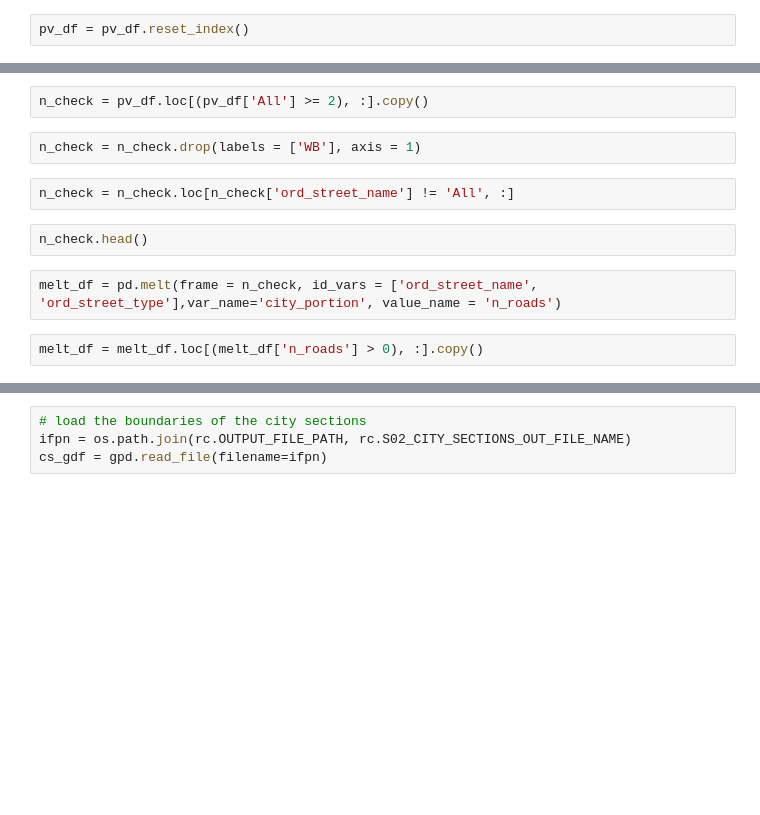
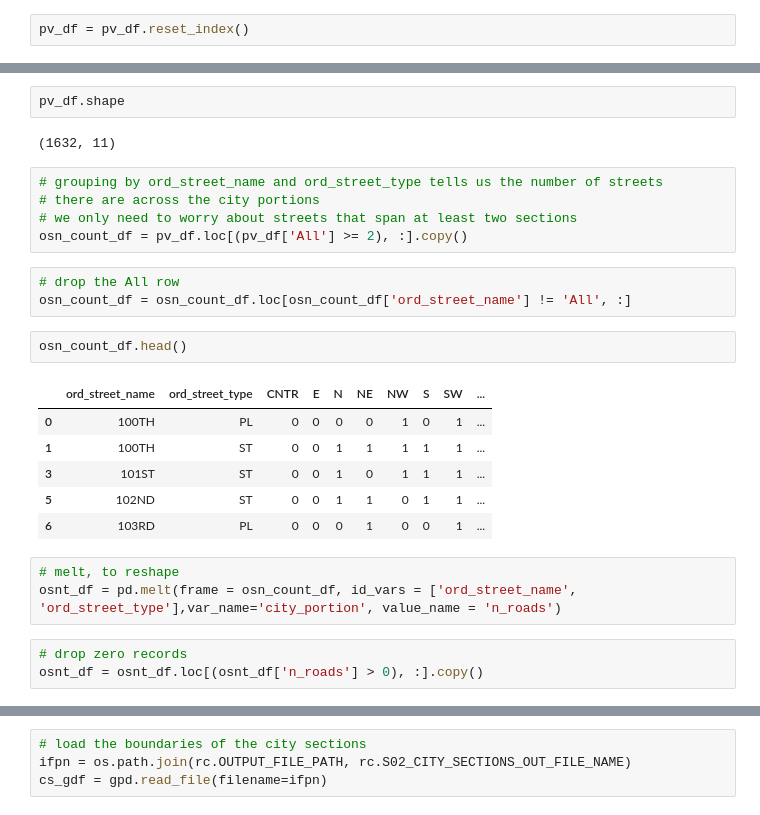
Before and after one commit to mike-babb/seattle_streets, a Jupyter notebook: code/step_06_format_data_for_v2.ipynb, the cells around one changed output, grey strips where cells are left out. Drawn from its saved outputs; the diff is of its cells as text; blank space fills up the shorter version.

```diff
--- a/code/step_06_format_data_for_v2.ipynb
+++ b/code/step_06_format_data_for_v2.ipynb
@@ -168,13 +196,28 @@ pv_df.tail()
+# %%
+pv_df.shape
+# %% [output]
+(1632, 11)
 # %%
-n_check = pv_df.loc[(pv_df['All'] >= 2), :].copy()
+# grouping by ord_street_name and ord_street_type tells us the number of streets
+# there are across the city portions
+# we only need to worry about streets that span at least two sections
+osn_count_df = pv_df.loc[(pv_df['All'] >= 2), :].copy()
-# %%
-n_check = n_check.drop(labels = ['WB'], axis = 1)
 # %%
-n_check = n_check.loc[n_check['ord_street_name'] != 'All', :]
+# drop the All row
+osn_count_df = osn_count_df.loc[osn_count_df['ord_street_name'] != 'All', :]
 # %%
-n_check.head()
+osn_count_df.head()
+# %% [output]
+|  | ord_street_name | ord_street_type | CNTR | E | N | NE | NW | S | SW | ... |
+| 0 | 100TH | PL | 0 | 0 | 0 | 0 | 1 | 0 | 1 | ... |
+| 1 | 100TH | ST | 0 | 0 | 1 | 1 | 1 | 1 | 1 | ... |
+| 3 | 101ST | ST | 0 | 0 | 1 | 0 | 1 | 1 | 1 | ... |
+| 5 | 102ND | ST | 0 | 0 | 1 | 1 | 0 | 1 | 1 | ... |
+| 6 | 103RD | PL | 0 | 0 | 0 | 1 | 0 | 0 | 1 | ... |
 # %%
-melt_df = pd.melt(frame = n_check, id_vars = ['ord_street_name', 'ord_street_type'],var_name='city_portion', value_name = 'n_roads')
+# melt, to reshape
+osnt_df = pd.melt(frame = osn_count_df, id_vars = ['ord_street_name', 'ord_street_type'],var_name='city_portion', value_name = 'n_roads')
 # %%
-melt_df = melt_df.loc[(melt_df['n_roads'] > 0), :].copy()
+# drop zero records
+osnt_df = osnt_df.loc[(osnt_df['n_roads'] > 0), :].copy()
 # %%
```
Also changed, not shown: parts of 40 cells of this notebook, 3 other files.
